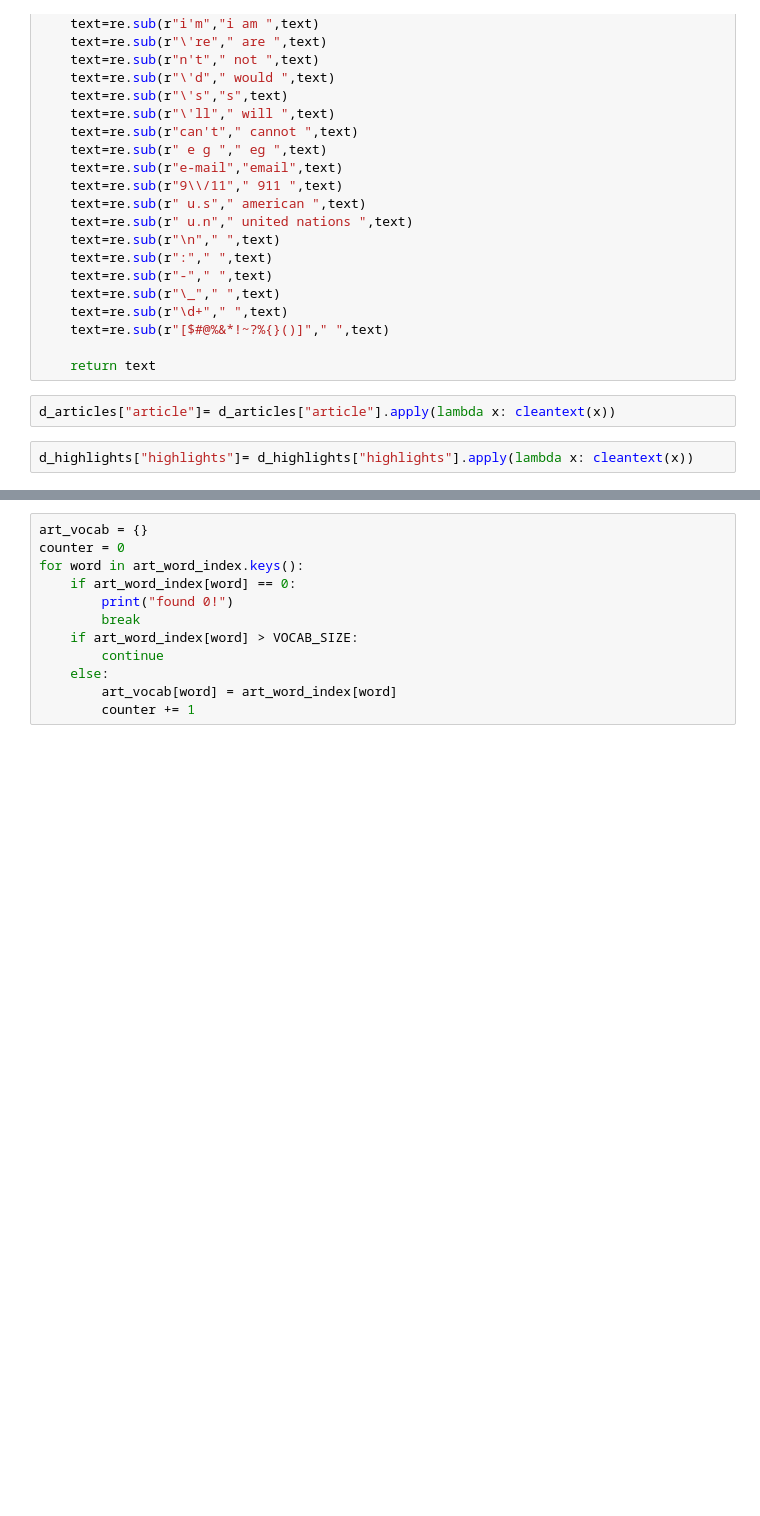
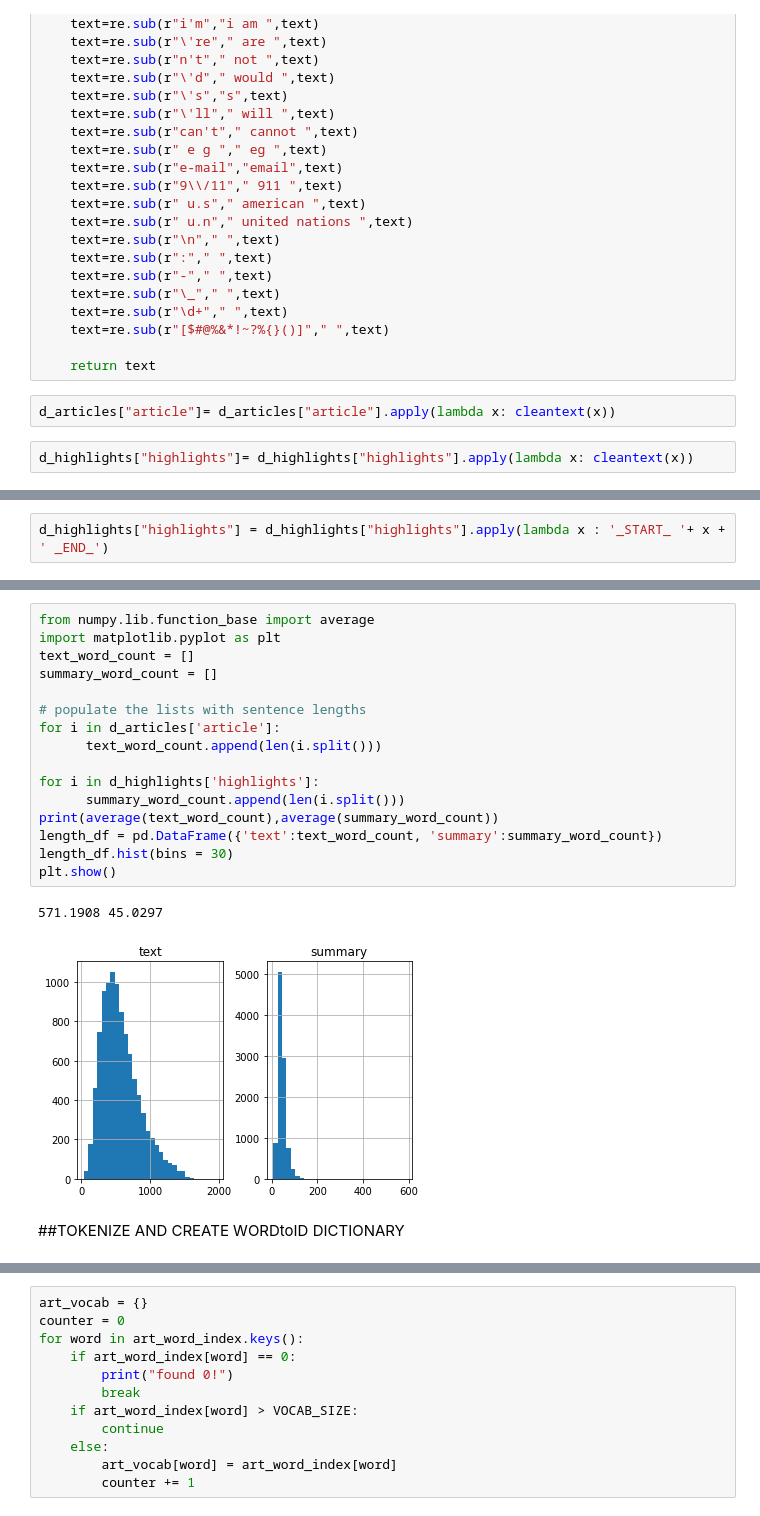
Before and after one commit to ishapugalia/Abstractive-Text-Summarization, a Jupyter notebook: model_2.ipynb, the cells around one changed output, grey strips where cells are left out. Drawn from its saved outputs; the diff is of its cells as text; blank space fills up the shorter version.

```diff
--- a/model_2.ipynb
+++ b/model_2.ipynb
@@ -83,0 +105,2 @@ art_word_index = tokenizer.word_index
+# %%
+d_highlights["highlights"] = d_highlights["highlights"].apply(lambda x : '_START_ '+ x + ' _END_')
@@ -83,0 +127,21 @@ art_word_index = tokenizer.word_index
+# %%
+from numpy.lib.function_base import average
+import matplotlib.pyplot as plt
+text_word_count = []
+summary_word_count = []
+
+# populate the lists with sentence lengths
+for i in d_articles['article']:
+      text_word_count.append(len(i.split()))
+
+for i in d_highlights['highlights']:
+      summary_word_count.append(len(i.split()))
+print(average(text_word_count),average(summary_word_count))
+length_df = pd.DataFrame({'text':text_word_count, 'summary':summary_word_count})
+length_df.hist(bins = 30)
+plt.show()
+# %% [output]
+571.1908 45.0297
+[figure, added]
+# %% [markdown]
+##TOKENIZE AND CREATE WORDtoID DICTIONARY
```
Also changed, not shown: parts of 72 cells of this notebook.
